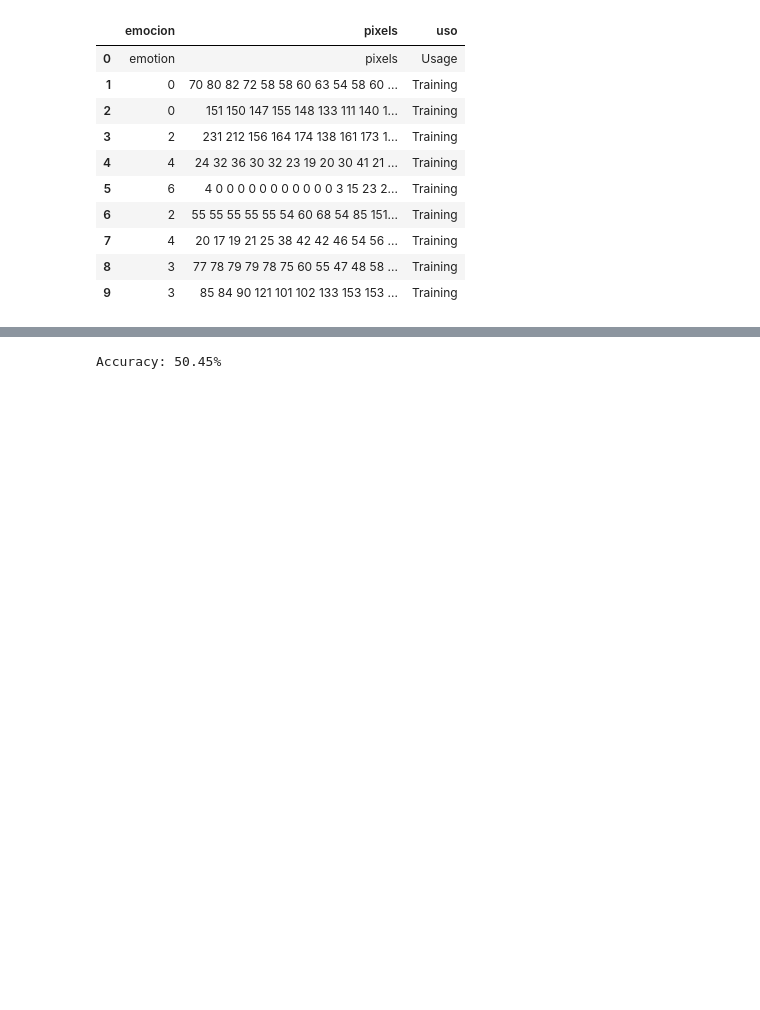
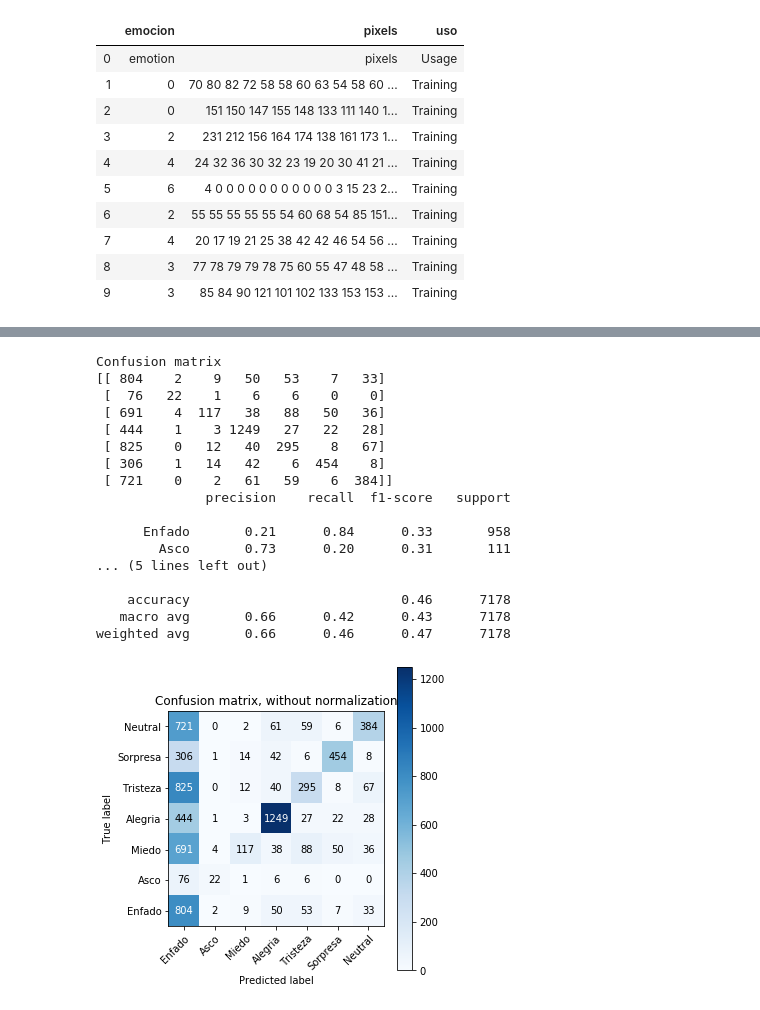
Before and after one commit to matgar03/TFGMGP, a Jupyter notebook: Notebooks/Le-Net 5.ipynb, the cells around one changed output, grey strips where cells are left out. Cells and saved outputs as stored; diff of their text form; code cells hidden in the pictures; blank space fills up the shorter version.

```diff
--- a/Notebooks/Le-Net 5.ipynb
+++ b/Notebooks/Le-Net 5.ipynb
@@ -125,0 +421,3 @@ model.compile(loss='categorical_crossentropy', optimizer=optimizer, metrics=['ac
+# %%
+X_train, X_test, Y_train, Y_test= loadData(filename)
+X_train = X_train.reshape(N_train, 48, 48)
@@ -125,0 +495,26 @@ model.compile(loss='categorical_crossentropy', optimizer=optimizer, metrics=['ac
+# %%
+N_train = X_train.shape[0]
+N_test = X_test.shape[0]
+X_train = X_train.reshape(N_train, 48, 48,1)
+X_test = X_test.reshape(N_test, 48, 48,1)
+Y_train = np_utils.to_categorical(Y_train)
+Y_test = np_utils.to_categorical(Y_test)
+class_num = Y_test.shape[1]
+# %%
+model = Sequential()
+
+model.add(Conv2D(6,(5,5),input_shape=X_train.shape[1:],padding = 'valid', strides = 1, activation = 'relu'))
+model.add(Dropout(0.25))
+model.add(BatchNormalization())
+model.add(MaxPooling2D(pool_size=(2, 2)))
+model.add(Conv2D(16,(5,5),input_shape=X_train.shape[1:],padding = 'valid', strides = 1, activation = 'relu'))
+model.add(Dropout(0.25))
+model.add(BatchNormalization())
+model.add(MaxPooling2D(pool_size=(2, 2)))
+model.add(Flatten())
+model.add(Dense(128, activation='relu',kernel_constraint=maxnorm(3)))
+model.add(Dropout(0.25))
+model.add(BatchNormalization())
+model.add(Dense(class_num, activation='softmax',kernel_constraint=maxnorm(3)))
+model.summary()
+model.compile(loss='categorical_crossentropy', optimizer=optimizer, metrics=['accuracy'])
@@ -126,5 +539,6 @@ model.compile(loss='categorical_crossentropy', optimizer=optimizer, metrics=['ac
 # %%
-np.random.seed(16)
-cb =  [es]
+mc = ModelCheckpoint('.ln5_dau.hdf5', save_best_only=True, monitor='val_loss', mode='min')
+
+cb =  [es,mc,rlr]
 model.fit(X_train, Y_train, validation_data=(X_test, Y_test), epochs=epochs, batch_size=64, callbacks = cb)
 # %% [output]
@@ -263,5 +563,30 @@ Epoch 00011: early stopping
-# %%
-scores = model.evaluate(X_test, Y_test, verbose=0)
-print("Accuracy: %.2f%%" % (scores[1]*100))
-# %% [output]
-Accuracy: 50.45%
+# %%
+model.load_weights('.ln5_dau.hdf5')
+pred = np.array(model.predict(X_test))
+pred = np.around(pred)
+pred = pred.astype(int)
+Y_test = Y_test.astype(int)
+
+
+
+plot_confusion_matrix(Y_test.argmax(axis=1),pred.argmax(axis=1),label_map)
+print(cr(Y_test.argmax(axis=1),pred.argmax(axis=1),target_names = label_map))
+# %% [output]
+Confusion matrix
+[[ 804    2    9   50   53    7   33]
+ [  76   22    1    6    6    0    0]
+ [ 691    4  117   38   88   50   36]
+ [ 444    1    3 1249   27   22   28]
+ [ 825    0   12   40  295    8   67]
+ [ 306    1   14   42    6  454    8]
+ [ 721    0    2   61   59    6  384]]
+              precision    recall  f1-score   support
+
+      Enfado       0.21      0.84      0.33       958
+        Asco       0.73      0.20      0.31       111
+... (5 lines left out)
+
+    accuracy                           0.46      7178
+   macro avg       0.66      0.42      0.43      7178
+weighted avg       0.66      0.46      0.47      7178
+[figure, added]
```
Also changed, not shown: parts of 29 cells of this notebook, 5 other files.
